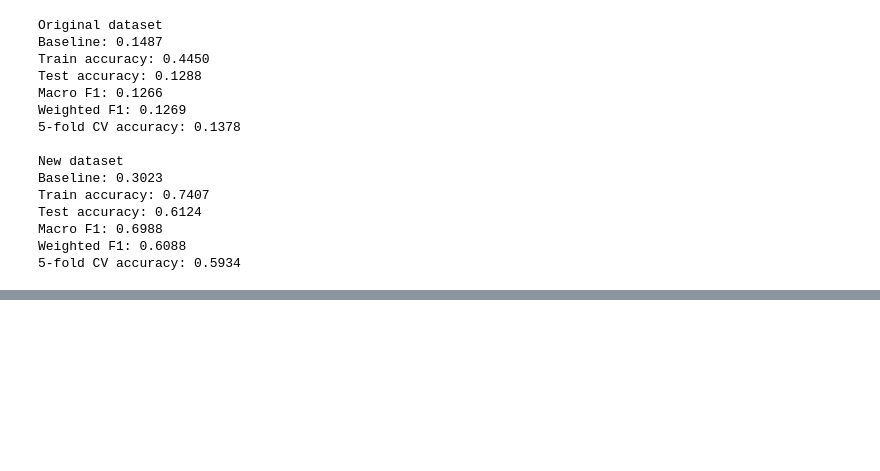
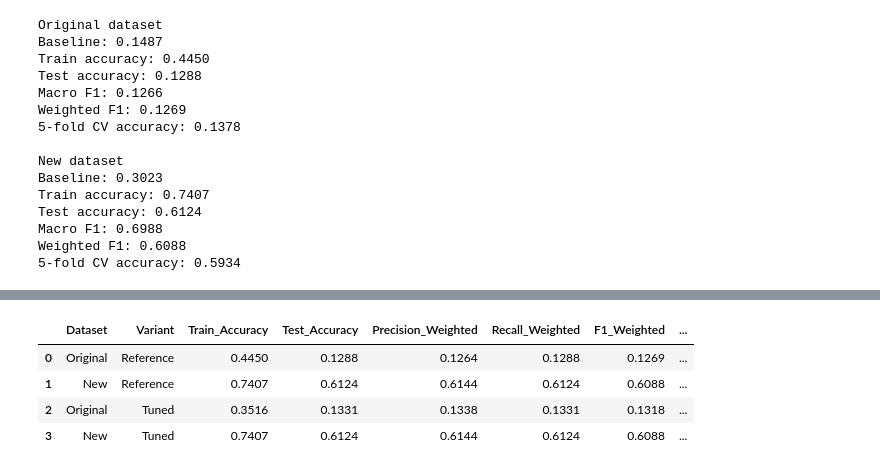
Before and after one commit to Kashmira-SK/crop-soil-fertilizer, a Jupyter notebook: notebooks/models/Gradient_Boosting.ipynb, the cells around one changed output, grey strips where cells are left out. Cells and saved outputs as stored; diff of their text form; code cells hidden in the pictures; blank space fills up the shorter version.

```diff
--- a/notebooks/models/Gradient_Boosting.ipynb
+++ b/notebooks/models/Gradient_Boosting.ipynb
@@ -447,0 +440,51 @@ for row in tuned_comparison.to_dict(orient="records"):
+# %%
+# default vs tuned
+
+default_results = results[[
+    "Dataset",
+    "Train_Accuracy",
+    "Test_Accuracy",
+    "Precision_Weighted",
+    "Recall_Weighted",
+    "F1_Weighted",
+    "F1_Macro",
+]].copy()
+
+default_results.insert(1, "Variant", "Reference")
+default_results["Candidate_Configurations"] = 1
+default_results["Selection_Metric"] = "Reference model"
+default_results["Best_CV_Macro_F1"] = pd.NA
+default_results["Best_Params"] = "Reference configuration"
+
+tuned_results = pd.DataFrame([
+    original_tuned_result,
+    new_tuned_result,
+])
+
+comparison = pd.concat(
+    [default_results, tuned_results],
+    ignore_index=True,
+)
+
+display(comparison.round(4))
+
+comparison.to_csv(
+    RESULT_DIR / "gradient_boosting_tuning_comparison.csv",
+    index=False,
+)
+
+original_tuning_results.to_csv(
+    RESULT_DIR / "original_tuning_results.csv",
+    index=False,
+)
+
+new_tuning_results.to_csv(
+    RESULT_DIR / "new_tuning_results.csv",
+    index=False,
+)
+# %% [output]
+|  | Dataset | Variant | Train_Accuracy | Test_Accuracy | Precision_Weighted | Recall_Weighted | F1_Weighted | ... |
+| 0 | Original | Reference | 0.4450 | 0.1288 | 0.1264 | 0.1288 | 0.1269 | ... |
+| 1 | New | Reference | 0.7407 | 0.6124 | 0.6144 | 0.6124 | 0.6088 | ... |
+| 2 | Original | Tuned | 0.3516 | 0.1331 | 0.1338 | 0.1331 | 0.1318 | ... |
+| 3 | New | Tuned | 0.7407 | 0.6124 | 0.6144 | 0.6124 | 0.6088 | ... |
```
Also changed, not shown: parts of 12 cells of this notebook, 39 other files.
